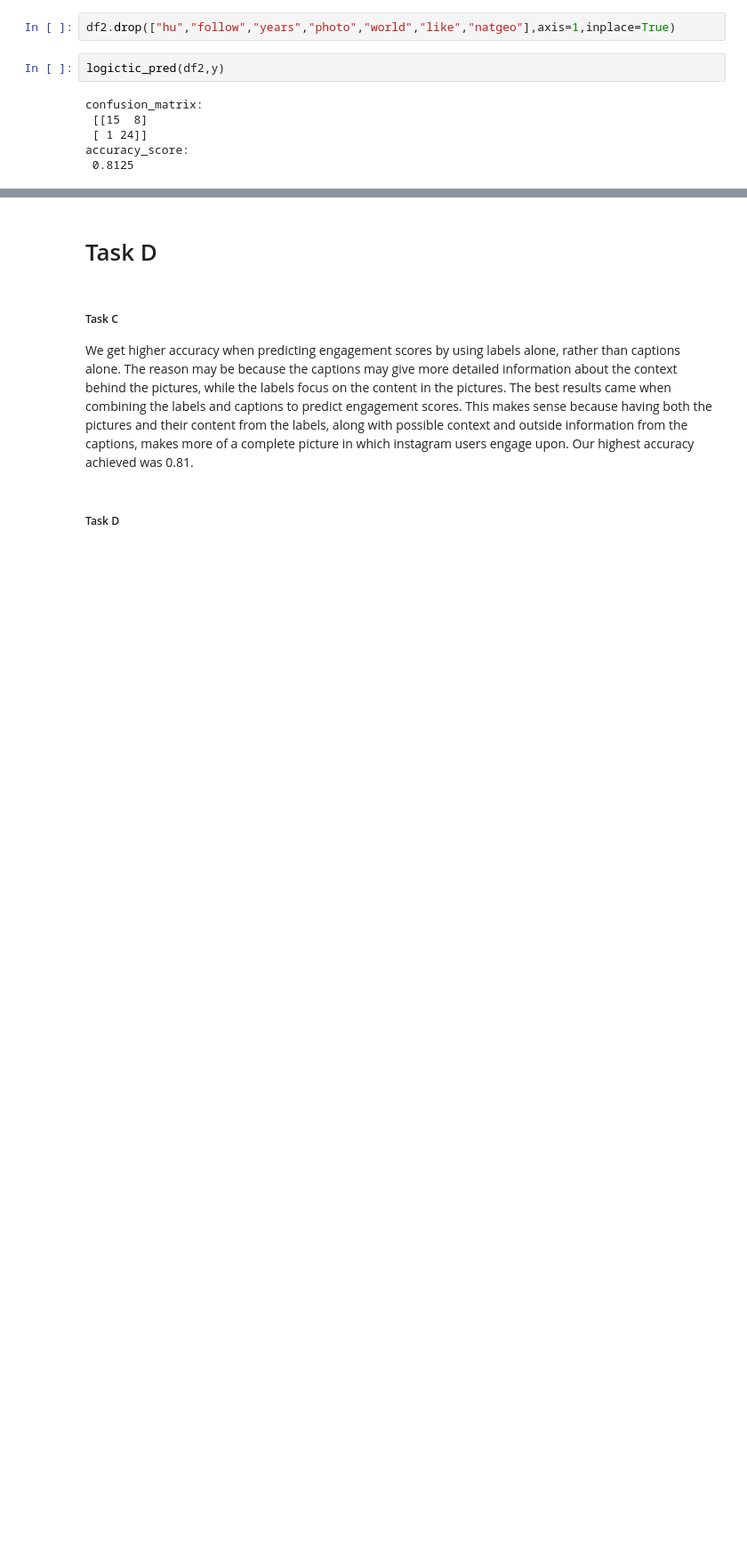
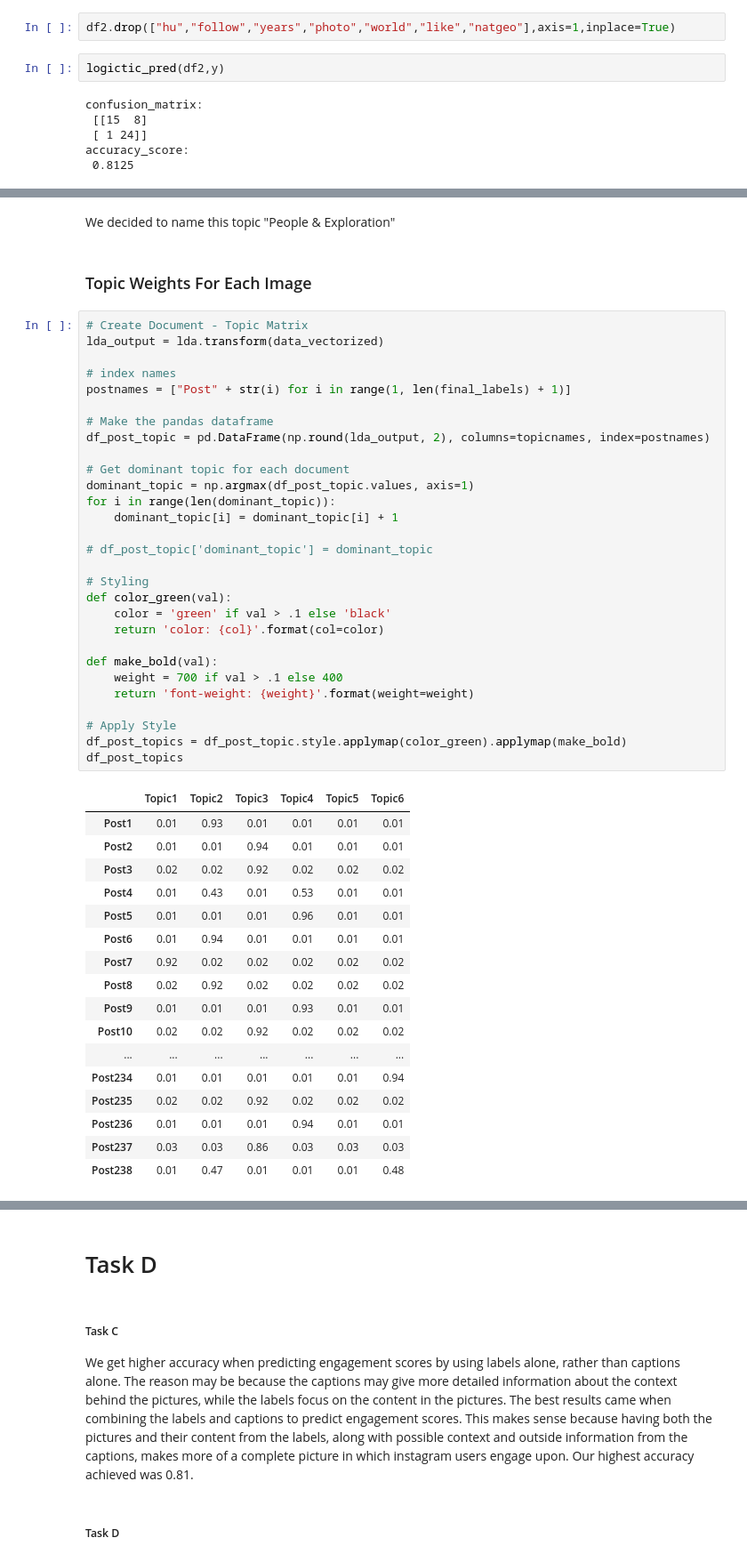
Before and after one commit to kwura/user-generated-content-analytics, a Jupyter notebook: A04/A04-Instagram.ipynb, the cells around one changed output, grey strips where cells are left out. Shown at 89% size. Saved outputs shown, nothing was run; the diff lists cells and outputs as text; blank space fills up the shorter version.

```diff
--- a/A04/A04-Instagram.ipynb
+++ b/A04/A04-Instagram.ipynb
@@ -324,0 +578,51 @@ accuracy_score:
+# %% [markdown]
+We decided to name this topic "People & Exploration"
+# %% [markdown]
+### Topic Weights For Each Image
+# %%
+# Create Document - Topic Matrix
+lda_output = lda.transform(data_vectorized)
+
+# index names
+postnames = ["Post" + str(i) for i in range(1, len(final_labels) + 1)]
+
+# Make the pandas dataframe
+df_post_topic = pd.DataFrame(np.round(lda_output, 2), columns=topicnames, index=postnames)
+
+# Get dominant topic for each document
+dominant_topic = np.argmax(df_post_topic.values, axis=1)
+for i in range(len(dominant_topic)):
+    dominant_topic[i] = dominant_topic[i] + 1
+
+# df_post_topic['dominant_topic'] = dominant_topic
+
+# Styling
+def color_green(val):
+    color = 'green' if val > .1 else 'black'
+    return 'color: {col}'.format(col=color)
+
+def make_bold(val):
+    weight = 700 if val > .1 else 400
+    return 'font-weight: {weight}'.format(weight=weight)
+
+# Apply Style
+df_post_topics = df_post_topic.style.applymap(color_green).applymap(make_bold)
+df_post_topics
+# %% [output]
+|  | Topic1 | Topic2 | Topic3 | Topic4 | Topic5 | Topic6 |
+| Post1 | 0.01 | 0.93 | 0.01 | 0.01 | 0.01 | 0.01 |
+| Post2 | 0.01 | 0.01 | 0.94 | 0.01 | 0.01 | 0.01 |
+| Post3 | 0.02 | 0.02 | 0.92 | 0.02 | 0.02 | 0.02 |
+| Post4 | 0.01 | 0.43 | 0.01 | 0.53 | 0.01 | 0.01 |
+| Post5 | 0.01 | 0.01 | 0.01 | 0.96 | 0.01 | 0.01 |
+| Post6 | 0.01 | 0.94 | 0.01 | 0.01 | 0.01 | 0.01 |
+| Post7 | 0.92 | 0.02 | 0.02 | 0.02 | 0.02 | 0.02 |
+| Post8 | 0.02 | 0.92 | 0.02 | 0.02 | 0.02 | 0.02 |
+| Post9 | 0.01 | 0.01 | 0.01 | 0.93 | 0.01 | 0.01 |
+| Post10 | 0.02 | 0.02 | 0.92 | 0.02 | 0.02 | 0.02 |
+| ... | ... | ... | ... | ... | ... | ... |
+| Post234 | 0.01 | 0.01 | 0.01 | 0.01 | 0.01 | 0.94 |
+| Post235 | 0.02 | 0.02 | 0.92 | 0.02 | 0.02 | 0.02 |
+| Post236 | 0.01 | 0.01 | 0.01 | 0.94 | 0.01 | 0.01 |
+| Post237 | 0.03 | 0.03 | 0.86 | 0.03 | 0.03 | 0.03 |
+| Post238 | 0.01 | 0.47 | 0.01 | 0.01 | 0.01 | 0.48 |
```
Also changed, not shown: parts of 69 cells of this notebook.
